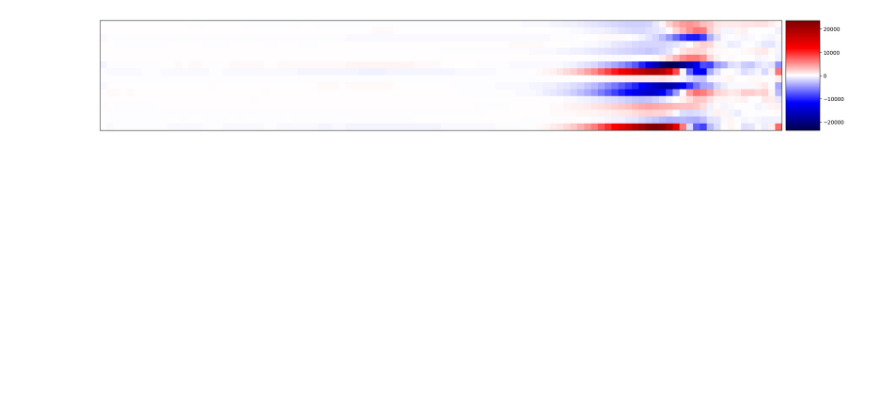
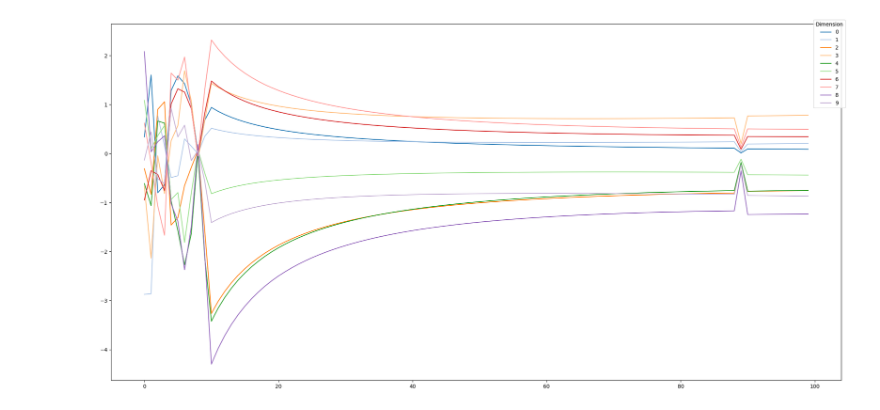
Before and after one commit to irkri/elissabeth, a Jupyter notebook: projects/copying/test.ipynb, the cells around one changed output. Drawn from its saved outputs; the diff is of its cells as text; code cells hidden in the pictures; blank space fills up the shorter version.

Commit message:
v_shared and time plots

```diff
--- a/projects/copying/test.ipynb
+++ b/projects/copying/test.ipynb
@@ -18,7 +18,7 @@ config = {
     "val_size": 0.2,
 }
 # %%
-watcher = ElissabethWatcher.load("rp1bcgxw", on_cpu=True)
+watcher = ElissabethWatcher.load("version_33", on_cpu=True)
 # %%
 x, y = copying(
     n_samples=1,
@@ -48,11 +46,10 @@ watcher.plot_parameter_matrix("layers.0.levels.0.P_V.norm.bias")
 # %%
-fig, ax = watcher.plot_iss(
+fig, ax = watcher.plot_iss_time(
     x[0],
     append_dims=(1, ),
-    log_cmap=False,
     project_heads=True,
-    project_values=True,
-    figsize=(20, 20),
+    project_values=False,
+    figsize=(20, 10),
 )
 # %% [output]
-[figure, old version]
+[figure, new version]
```
Also changed, not shown: parts of 11 cells of this notebook, 4 other files.
